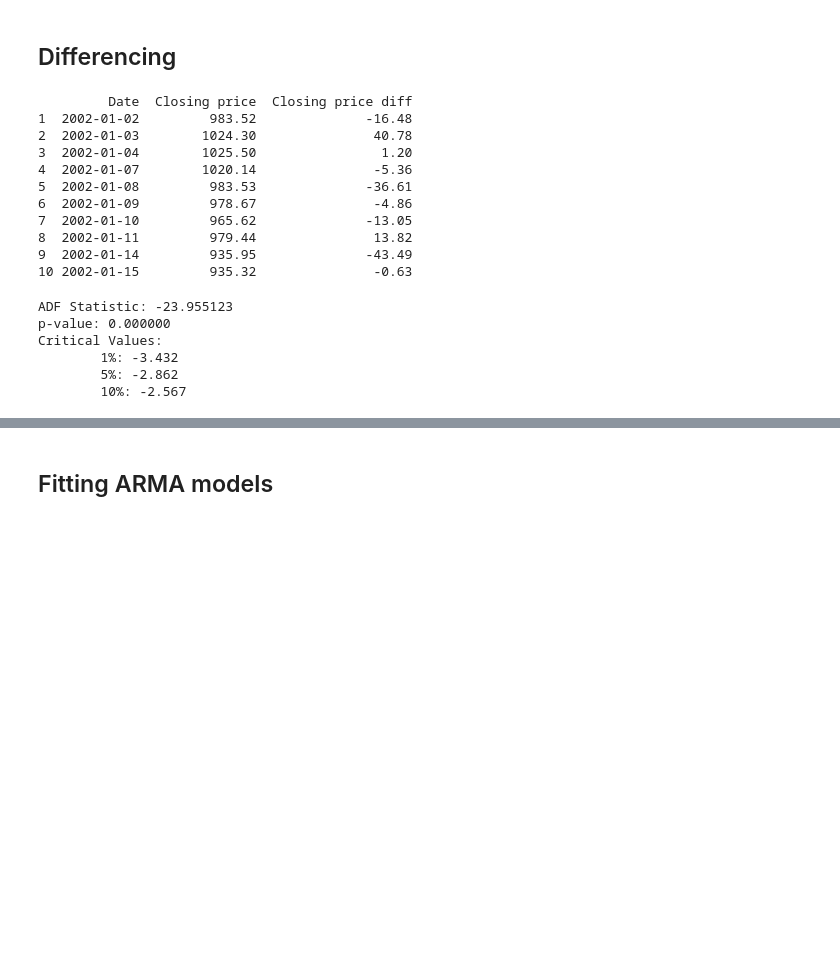
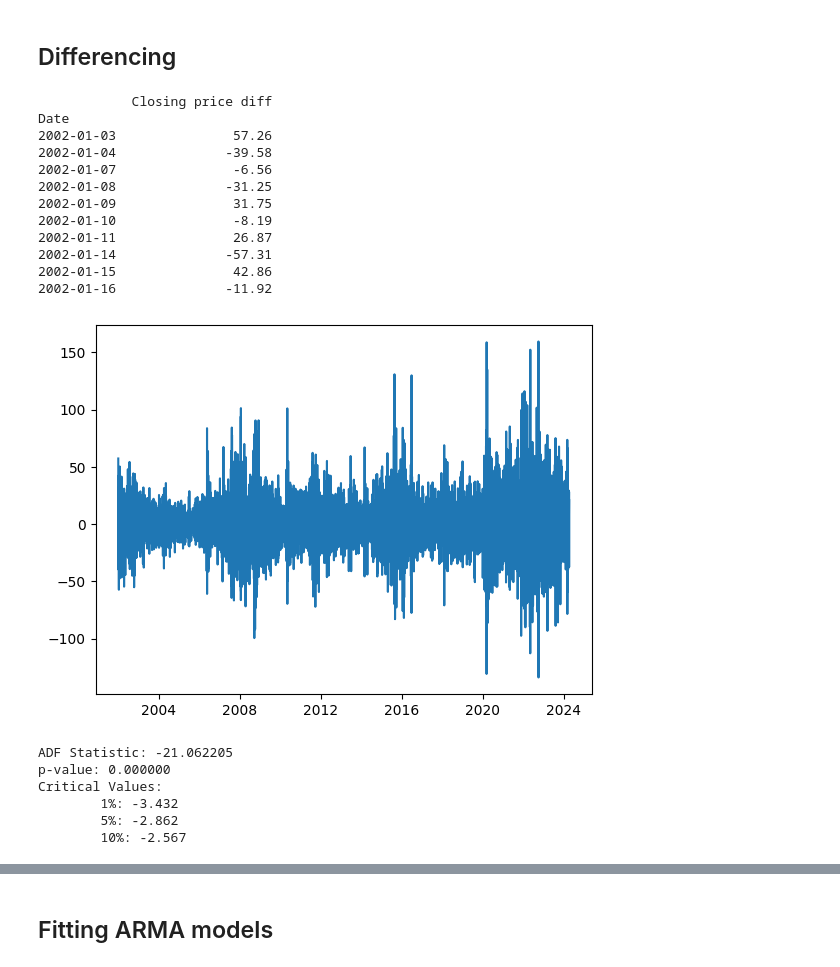
Before and after one commit to XindiLiu/TS_Project, a Jupyter notebook: partB.ipynb, the cells around one changed output, grey strips where cells are left out. Saved outputs shown, nothing was run; the diff lists cells and outputs as text; code cells hidden in the pictures; blank space fills up the shorter version.

```diff
--- a/partB.ipynb
+++ b/partB.ipynb
@@ -120,26 +156,34 @@ plt.show()
 # %% [markdown]
 ## Differencing
-# %%
-all_data["Closing price diff"] = all_data["Closing price"].diff()
-
-all_data = all_data.dropna()
-print(all_data.head(10))
-# %% [output]
-         Date  Closing price  Closing price diff
-1  2002-01-02         983.52              -16.48
-2  2002-01-03        1024.30               40.78
-3  2002-01-04        1025.50                1.20
-4  2002-01-07        1020.14               -5.36
-5  2002-01-08         983.53              -36.61
-6  2002-01-09         978.67               -4.86
-7  2002-01-10         965.62              -13.05
-8  2002-01-11         979.44               13.82
-9  2002-01-14         935.95              -43.49
-10 2002-01-15         935.32               -0.63
+# %%
+## Differencing 2 time
+all_data["Closing price diff"] = all_data["Closing price"].diff()
+all_data["Closing price diff"] = all_data["Closing price diff"].diff()
+
+# create a new dataframe with only the closing price diff and date
+all_diff_data = all_data[["Date", "Closing price diff"]].dropna()
+all_diff_data.set_index("Date", inplace=True)
+print(all_diff_data.head(10))
+
+# plot the diff data
+plt.plot(all_diff_data)
+plt.show()
+# %% [output]
+            Closing price diff
+Date
+2002-01-03               57.26
+2002-01-04              -39.58
+2002-01-07               -6.56
+2002-01-08              -31.25
+2002-01-09               31.75
+2002-01-10               -8.19
+2002-01-11               26.87
+2002-01-14              -57.31
+2002-01-15               42.86
+2002-01-16              -11.92
+[figure, added]
 # %%
-diff_data = all_data["Closing price diff"].head(-365)
-validation_diff_data = all_data["Closing price diff"].tail(365)
-diff_data = detrend(diff_data)
+diff_data = all_diff_data["Closing price diff"].head(-365)
 
 # ADF test
 from statsmodels.tsa.stattools import adfuller
@@ -150,7 +194,7 @@ print('Critical Values:')
 for key, value in result[4].items():
     print('\t%s: %.3f' % (key, value))
 # %% [output]
-ADF Statistic: -23.955123
+ADF Statistic: -21.062205
 p-value: 0.000000
 Critical Values:
         1%: -3.432
```
Also changed, not shown: parts of 30 cells of this notebook.
